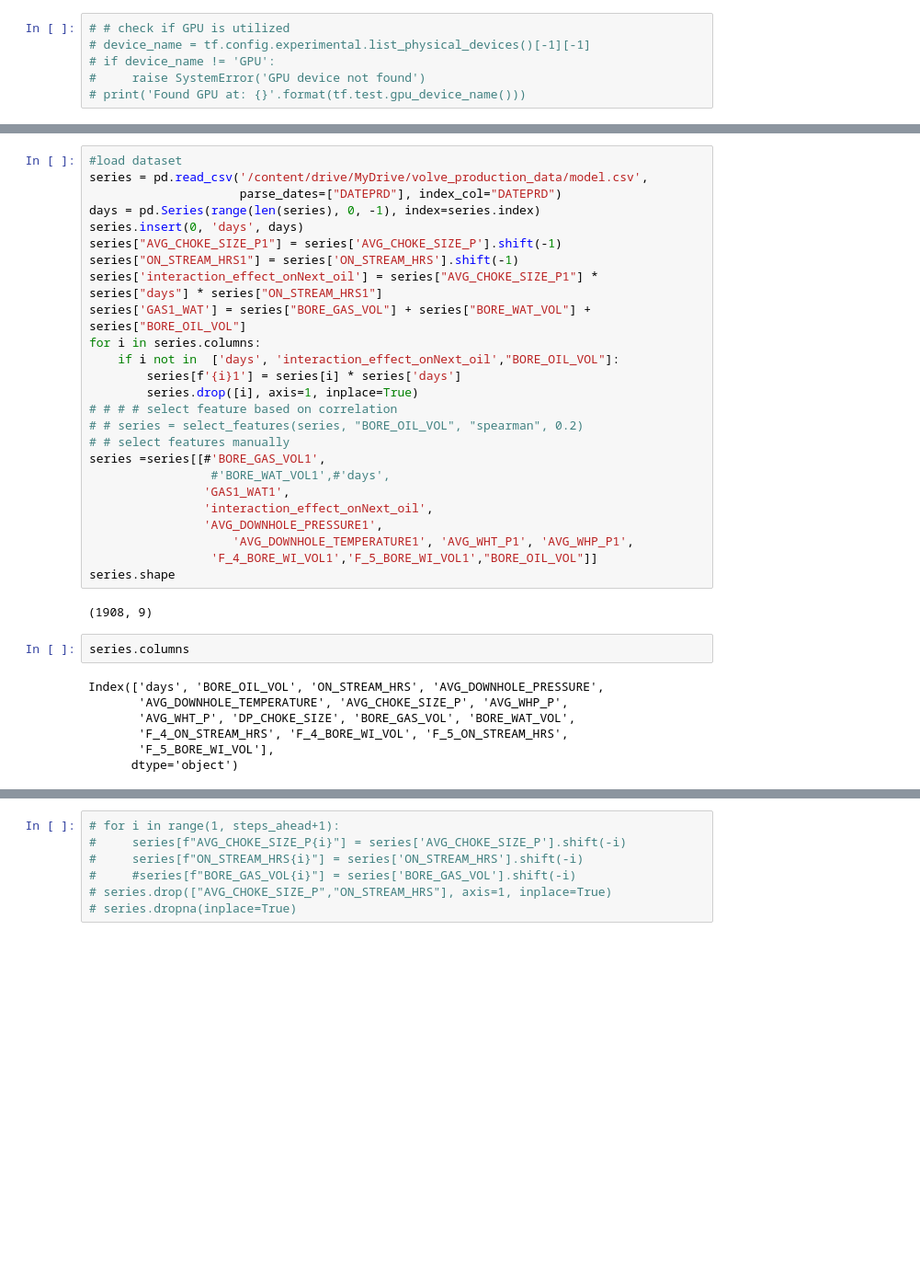
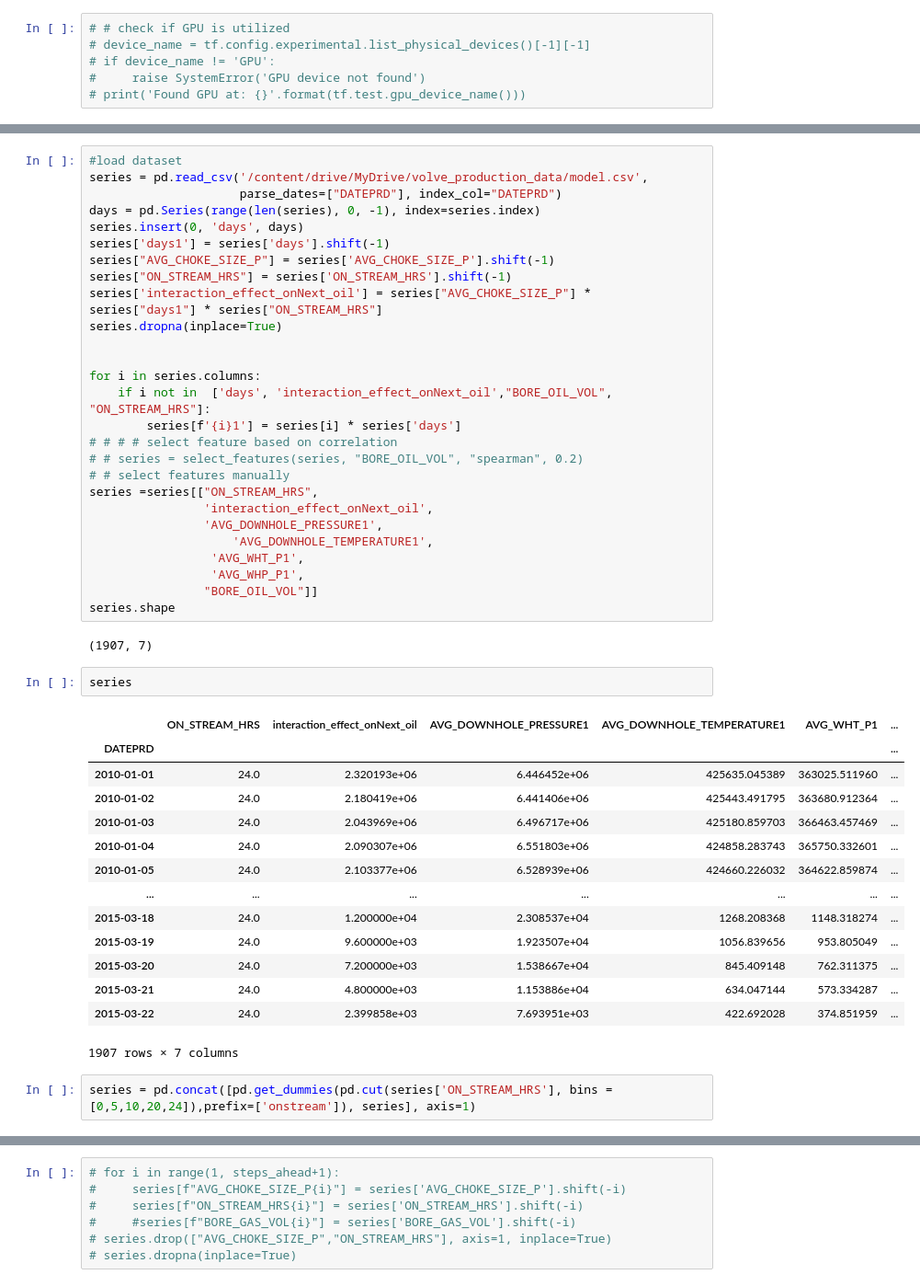
Before and after one commit to ashrafalaghbari/GA-TCN-LSTM, a Jupyter notebook: optimal_TCN_single_step.ipynb, the cells around one changed output, grey strips where cells are left out. Shown at 92% size. Saved outputs shown, nothing was run; the diff lists cells and outputs as text; blank space fills up the shorter version.

```diff
--- a/optimal_TCN_single_step.ipynb
+++ b/optimal_TCN_single_step.ipynb
@@ -130,33 +130,45 @@ series = pd.read_csv('/content/drive/MyDrive/volve_production_data/model.csv',
                      parse_dates=["DATEPRD"], index_col="DATEPRD")
 days = pd.Series(range(len(series), 0, -1), index=series.index)
 series.insert(0, 'days', days)
-series["AVG_CHOKE_SIZE_P1"] = series['AVG_CHOKE_SIZE_P'].shift(-1)
-series["ON_STREAM_HRS1"] = series['ON_STREAM_HRS'].shift(-1)
-series['interaction_effect_onNext_oil'] = series["AVG_CHOKE_SIZE_P1"] * series["days"] * series["ON_STREAM_HRS1"]
-series['GAS1_WAT'] = series["BORE_GAS_VOL"] + series["BORE_WAT_VOL"] + series["BORE_OIL_VOL"]
+series['days1'] = series['days'].shift(-1)
+series["AVG_CHOKE_SIZE_P"] = series['AVG_CHOKE_SIZE_P'].shift(-1)
+series["ON_STREAM_HRS"] = series['ON_STREAM_HRS'].shift(-1)
+series['interaction_effect_onNext_oil'] = series["AVG_CHOKE_SIZE_P"] * series["days1"] * series["ON_STREAM_HRS"]
+series.dropna(inplace=True)
+
+
 for i in series.columns:
-    if i not in  ['days', 'interaction_effect_onNext_oil',"BORE_OIL_VOL"]:
+    if i not in  ['days', 'interaction_effect_onNext_oil',"BORE_OIL_VOL", "ON_STREAM_HRS"]:
         series[f'{i}1'] = series[i] * series['days']
-        series.drop([i], axis=1, inplace=True)
 # # # # select feature based on correlation
 # # series = select_features(series, "BORE_OIL_VOL", "spearman", 0.2)
 # # select features manually
-series =series[[#'BORE_GAS_VOL1',
-                 #'BORE_WAT_VOL1',#'days',
-                'GAS1_WAT1',
+series =series[["ON_STREAM_HRS",
                 'interaction_effect_onNext_oil',
                 'AVG_DOWNHOLE_PRESSURE1',
-                    'AVG_DOWNHOLE_TEMPERATURE1', 'AVG_WHT_P1', 'AVG_WHP_P1',
-                 'F_4_BORE_WI_VOL1','F_5_BORE_WI_VOL1',"BORE_OIL_VOL"]]
+                    'AVG_DOWNHOLE_TEMPERATURE1',
+                 'AVG_WHT_P1',
+                 'AVG_WHP_P1',
+                "BORE_OIL_VOL"]]
 series.shape
 # %% [output]
-(1908, 9)
+(1907, 7)
 # %%
-series.columns
+series
 # %% [output]
+|  | ON_STREAM_HRS | interaction_effect_onNext_oil | AVG_DOWNHOLE_PRESSURE1 | AVG_DOWNHOLE_TEMPERATURE1 | AVG_WHT_P1 | ... |
+| DATEPRD |  |  |  |  |  | ... |
+| 2010-01-01 | 24.0 | 2.320193e+06 | 6.446452e+06 | 425635.045389 | 363025.511960 | ... |
+| 2010-01-02 | 24.0 | 2.180419e+06 | 6.441406e+06 | 425443.491795 | 363680.912364 | ... |
+| 2010-01-03 | 24.0 | 2.043969e+06 | 6.496717e+06 | 425180.859703 | 366463.457469 | ... |
+| 2010-01-04 | 24.0 | 2.090307e+06 | 6.551803e+06 | 424858.283743 | 365750.332601 | ... |
+| 2010-01-05 | 24.0 | 2.103377e+06 | 6.528939e+06 | 424660.226032 | 364622.859874 | ... |
+| ... | ... | ... | ... | ... | ... | ... |
+| 2015-03-18 | 24.0 | 1.200000e+04 | 2.308537e+04 | 1268.208368 | 1148.318274 | ... |
+| 2015-03-19 | 24.0 | 9.600000e+03 | 1.923507e+04 | 1056.839656 | 953.805049 | ... |
+| 2015-03-20 | 24.0 | 7.200000e+03 | 1.538667e+04 | 845.409148 | 762.311375 | ... |
+| 2015-03-21 | 24.0 | 4.800000e+03 | 1.153886e+04 | 634.047144 | 573.334287 | ... |
+| 2015-03-22 | 24.0 | 2.399858e+03 | 7.693951e+03 | 422.692028 | 374.851959 | ... |
-Index(['days', 'BORE_OIL_VOL', 'ON_STREAM_HRS', 'AVG_DOWNHOLE_PRESSURE',
-       'AVG_DOWNHOLE_TEMPERATURE', 'AVG_CHOKE_SIZE_P', 'AVG_WHP_P',
-       'AVG_WHT_P', 'DP_CHOKE_SIZE', 'BORE_GAS_VOL', 'BORE_WAT_VOL',
-       'F_4_ON_STREAM_HRS', 'F_4_BORE_WI_VOL', 'F_5_ON_STREAM_HRS',
-       'F_5_BORE_WI_VOL'],
-      dtype='object')
+1907 rows × 7 columns
+# %%
+series = pd.concat([pd.get_dummies(pd.cut(series['ON_STREAM_HRS'], bins = [0,5,10,20,24]),prefix=['onstream']), series], axis=1)
```
Also changed, not shown: parts of 20 cells of this notebook.
